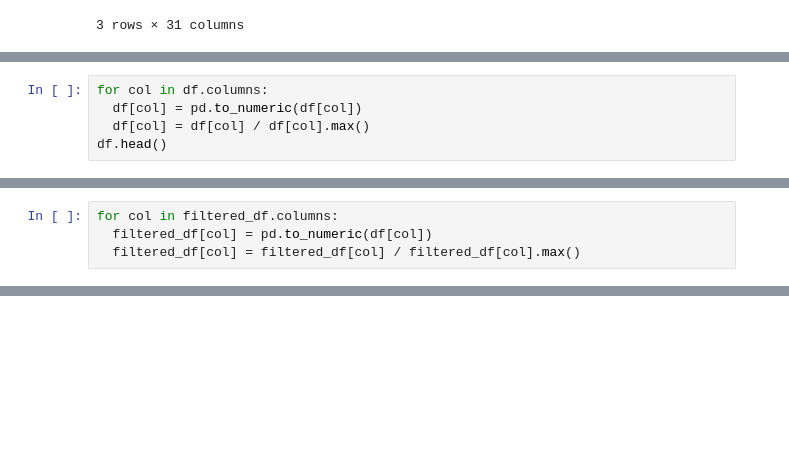
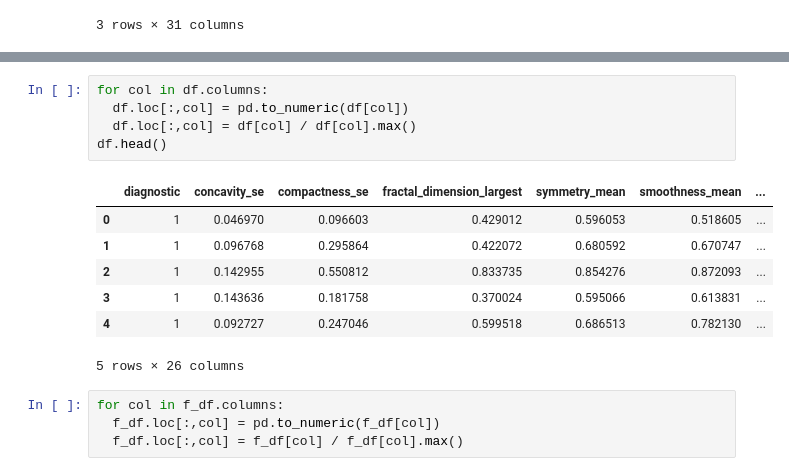
Before and after one commit to dosokin/42_multilayer_perceptron, a Jupyter notebook: demo/multilayer-perceptron.ipynb, the cells around one changed output, grey strips where cells are left out. Drawn from its saved outputs; the diff is of its cells as text; blank space fills up the shorter version.

```diff
--- a/demo/multilayer-perceptron.ipynb
+++ b/demo/multilayer-perceptron.ipynb
@@ -235,5 +170,0 @@ df.head(3)
-# %%
-for col in df.columns:
-  df[col] = pd.to_numeric(df[col])
-  df[col] = df[col] / df[col].max()
-df.head()
@@ -248,4 +170,0 @@ df.head()
-# %%
-for col in filtered_df.columns:
-  filtered_df[col] = pd.to_numeric(df[col])
-  filtered_df[col] = filtered_df[col] / filtered_df[col].max()
@@ -648,0 +219,17 @@ print(accuracy, loss)
+# %%
+for col in df.columns:
+  df.loc[:,col] = pd.to_numeric(df[col])
+  df.loc[:,col] = df[col] / df[col].max()
+df.head()
+# %% [output]
+|  | diagnostic | concavity_se | compactness_se | fractal_dimension_largest | symmetry_mean | smoothness_mean | ... |
+| 0 | 1 | 0.046970 | 0.096603 | 0.429012 | 0.596053 | 0.518605 | ... |
+| 1 | 1 | 0.096768 | 0.295864 | 0.422072 | 0.680592 | 0.670747 | ... |
+| 2 | 1 | 0.142955 | 0.550812 | 0.833735 | 0.854276 | 0.872093 | ... |
+| 3 | 1 | 0.143636 | 0.181758 | 0.370024 | 0.595066 | 0.613831 | ... |
+| 4 | 1 | 0.092727 | 0.247046 | 0.599518 | 0.686513 | 0.782130 | ... |
+5 rows × 26 columns
+# %%
+for col in f_df.columns:
+  f_df.loc[:,col] = pd.to_numeric(f_df[col])
+  f_df.loc[:,col] = f_df[col] / f_df[col].max()
```
Also changed, not shown: parts of 50 cells of this notebook, 5 other files.
